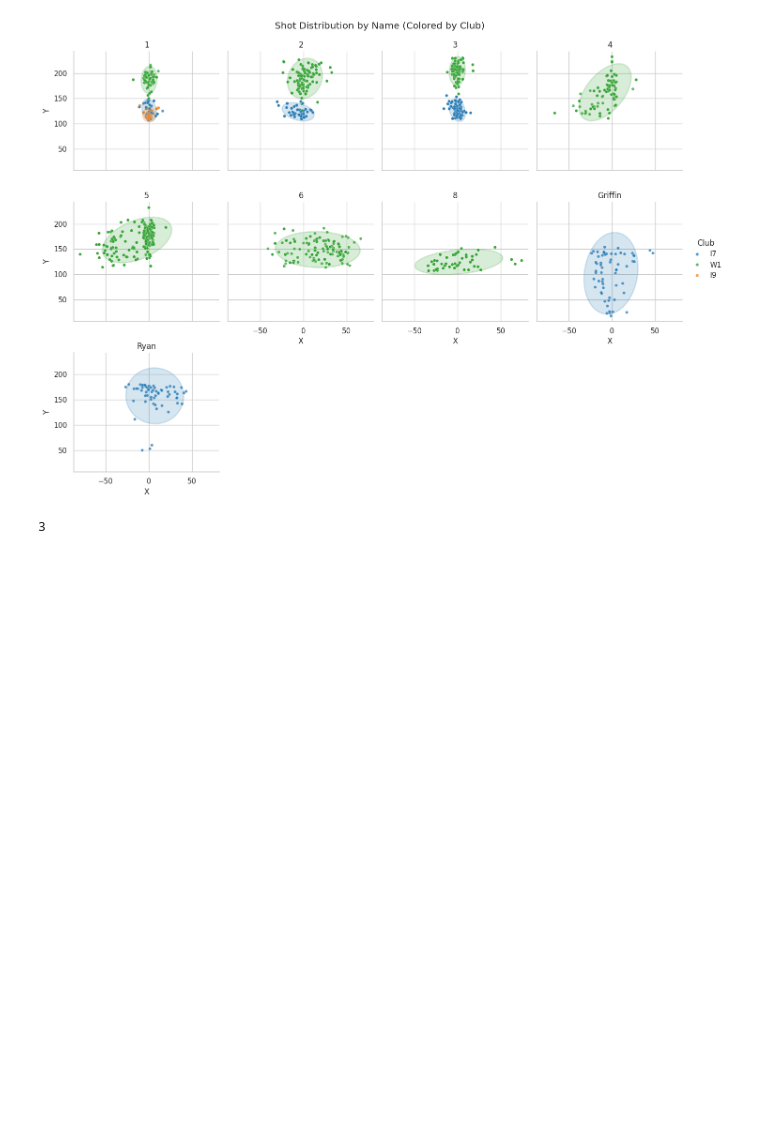
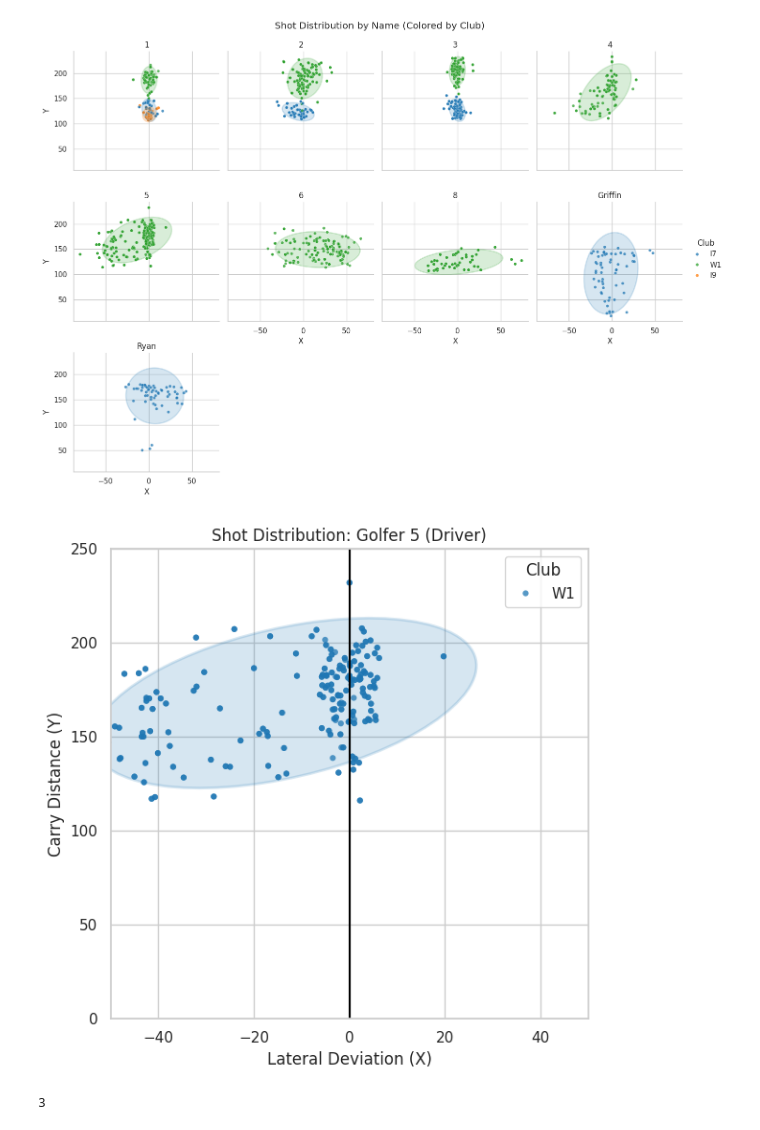
Before and after one commit to RyanMFraser/CPSC_440_Project, a Jupyter notebook: Exploration/exploration.ipynb, the cells around one changed output. Cells and saved outputs as stored; diff of their text form; code cells hidden in the pictures; blank space fills up the shorter version.

```diff
--- a/Exploration/exploration.ipynb
+++ b/Exploration/exploration.ipynb
@@ -128,6 +128,63 @@ g.fig.suptitle("Shot Distribution by Name (Colored by Club)")
 plt.show()
 # %% [output]
 [figure]
+# %%
+## This cell copilot
+sns.set_theme(style="whitegrid")
+
+target_golfer = "5"
+plot_data = dataset.copy()
+plot_data["Name"] = plot_data["Name"].astype(str)
+plot_data["Club"] = plot_data["Club"].astype(str)
+plot_data["X"] = plot_data["X"].astype(float)
+plot_data["Y"] = plot_data["Y"].astype(float)
+
+golfer_data = plot_data[plot_data["Name"] == target_golfer].dropna(subset=["X", "Y"]).copy()
+
+club_order = sorted(golfer_data["Club"].dropna().unique())
+club_palette = dict(zip(club_order, sns.color_palette("tab10", n_colors=len(club_order))))
+
+fig, ax = plt.subplots(figsize=(6, 6))
+sns.scatterplot(
+    data=golfer_data,
+    x="X",
+    y="Y",
+    hue="Club",
+    palette=club_palette,
+    alpha=0.75,
+    s=20,
+    ax=ax,
+    legend=True,
+    edgecolor=None,
+    linewidth=0,
+    zorder=2,
+ )
+
+for club, club_df in golfer_data.groupby("Club"):
+    if len(club_df) < 2:
+        continue
+    mean, covariance = gaussian_model(club_df["X"], club_df["Y"] )
+    ellipse = covariance_ellipse(
+        mean,
+        covariance,
+        n_std=2.0,
+        edgecolor=club_palette[club],
+        facecolor=club_palette[club],
+        linewidth=2,
+        alpha=0.18,
+    )
+    ax.add_patch(ellipse)
+
+ax.axvline(x=0, color="black", linewidth=1.5, linestyle="-")
+ax.set_xlim(-50, 50)
+ax.set_ylim(0, 250)
+ax.set_xlabel("Lateral Deviation (X)")
+ax.set_ylabel("Carry Distance (Y)")
+ax.set_title(f"Shot Distribution: Golfer 5 (Driver)")
+plt.tight_layout()
+plt.show()
+# %% [output]
+[figure, added]
 # %%
 ryan_data = dataset[dataset["Name"] == "Ryan"].dropna(subset=["X", "Y"]).copy()
 idx, gmms, model_scores = train_gaussian_mixture(ryan_data)
```
Also changed, not shown: parts of 1 cell of this notebook, 16 other files.
